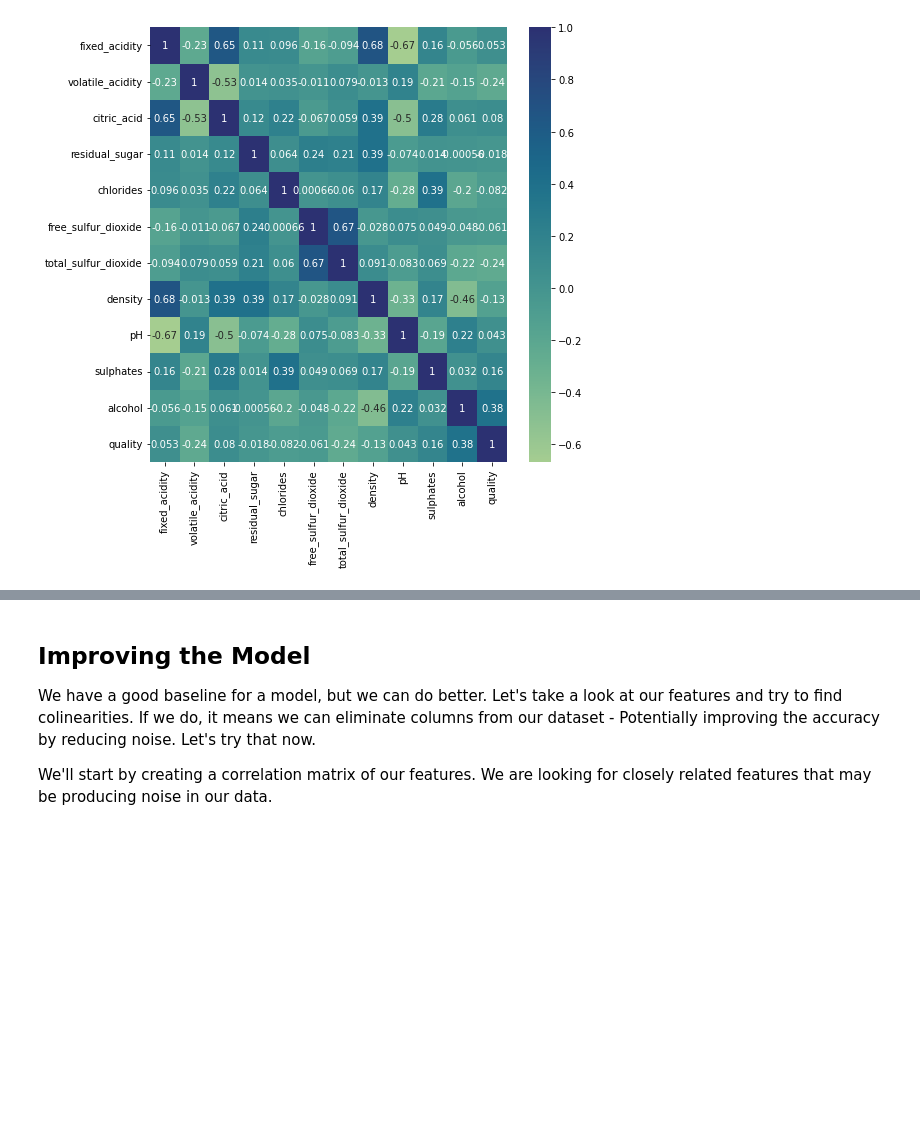
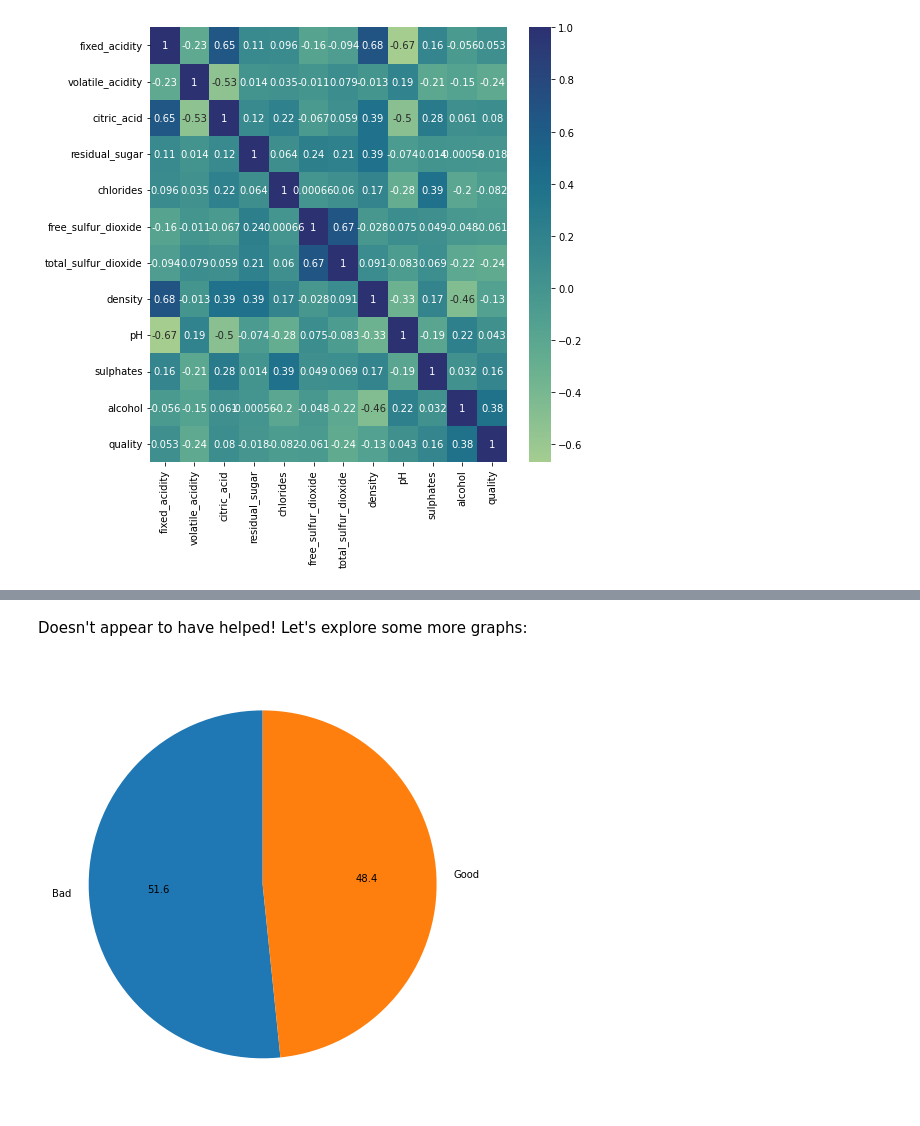
Before and after one commit to Studioname/wine, a Jupyter notebook: Wine_Quality.ipynb, the cells around one changed output, grey strips where cells are left out. Drawn from its saved outputs; the diff is of its cells as text; code cells hidden in the pictures; blank space fills up the shorter version.

```diff
--- a/Wine_Quality.ipynb
+++ b/Wine_Quality.ipynb
@@ -857,6 +866,0 @@ model_draft(new_df, 0.3, 100)
-# %% [markdown]
-## Improving the Model
-
-We have a good baseline for a model, but we can do better. Let's take a look at our features and try to find colinearities. If we do, it means we can eliminate columns from our dataset - Potentially improving the accuracy by reducing noise. Let's try that now.
-
-We'll start by creating a correlation matrix of our features. We are looking for closely related features that may be producing noise in our data.
@@ -870,0 +867,8 @@ We'll start by creating a correlation matrix of our features. We are looking for
+# %% [markdown]
+Doesn't appear to have helped! Let's explore some more graphs:
+# %%
+plt.figure(figsize = (8,8))
+plt.pie(main_df['quality'].value_counts(), startangle = 90, autopct = '%.1f', labels = ['Bad', 'Good'], shadow = False)
+plt.show()
+# %% [output]
+[figure, added]
```
Also changed, not shown: parts of 34 cells of this notebook, 1 other file.
